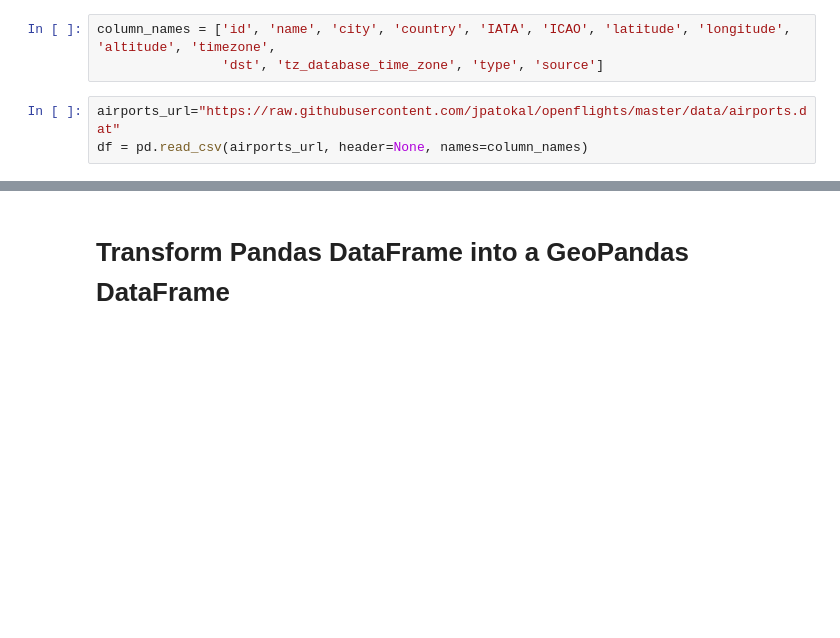
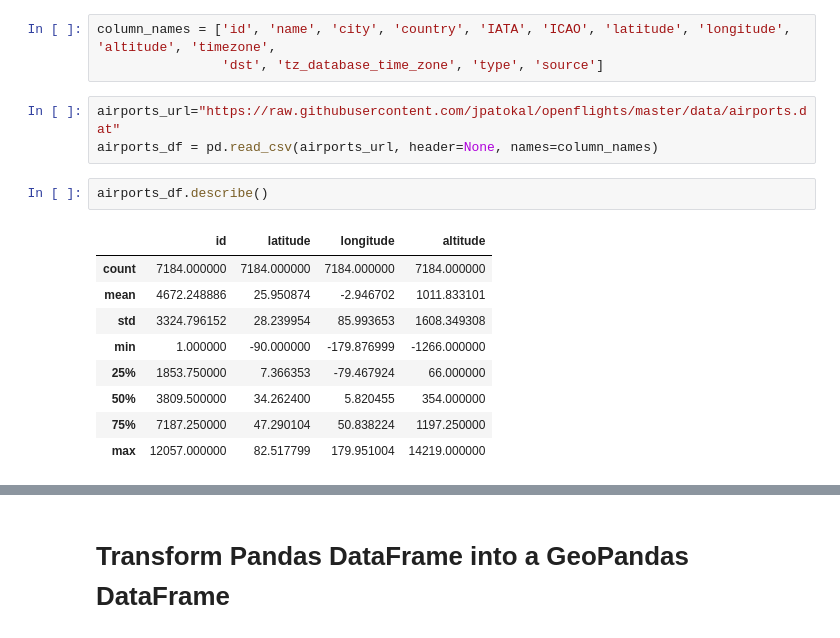
Before and after one commit to yassineAlouini/gis-with-python, a Jupyter notebook: gis_with_python.ipynb, the cells around one changed output, grey strips where cells are left out. Saved outputs shown, nothing was run; the diff lists cells and outputs as text; blank space fills up the shorter version.

```diff
--- a/gis_with_python.ipynb
+++ b/gis_with_python.ipynb
@@ -54,5 +53,17 @@ column_names = ['id', 'name', 'city', 'country', 'IATA', 'ICAO', 'latitude', 'lo
                 'dst', 'tz_database_time_zone', 'type', 'source']
 # %%
 airports_url="https://raw.githubusercontent.com/jpatokal/openflights/master/data/airports.dat"
-df = pd.read_csv(airports_url, header=None, names=column_names)
+airports_df = pd.read_csv(airports_url, header=None, names=column_names)
+# %%
+airports_df.describe()
+# %% [output]
+|  | id | latitude | longitude | altitude |
+| count | 7184.000000 | 7184.000000 | 7184.000000 | 7184.000000 |
+| mean | 4672.248886 | 25.950874 | -2.946702 | 1011.833101 |
+| std | 3324.796152 | 28.239954 | 85.993653 | 1608.349308 |
+| min | 1.000000 | -90.000000 | -179.876999 | -1266.000000 |
+| 25% | 1853.750000 | 7.366353 | -79.467924 | 66.000000 |
+| 50% | 3809.500000 | 34.262400 | 5.820455 | 354.000000 |
+| 75% | 7187.250000 | 47.290104 | 50.838224 | 1197.250000 |
+| max | 12057.000000 | 82.517799 | 179.951004 | 14219.000000 |
 # %%
```
Also changed, not shown: parts of 41 cells of this notebook, 7 other files.
